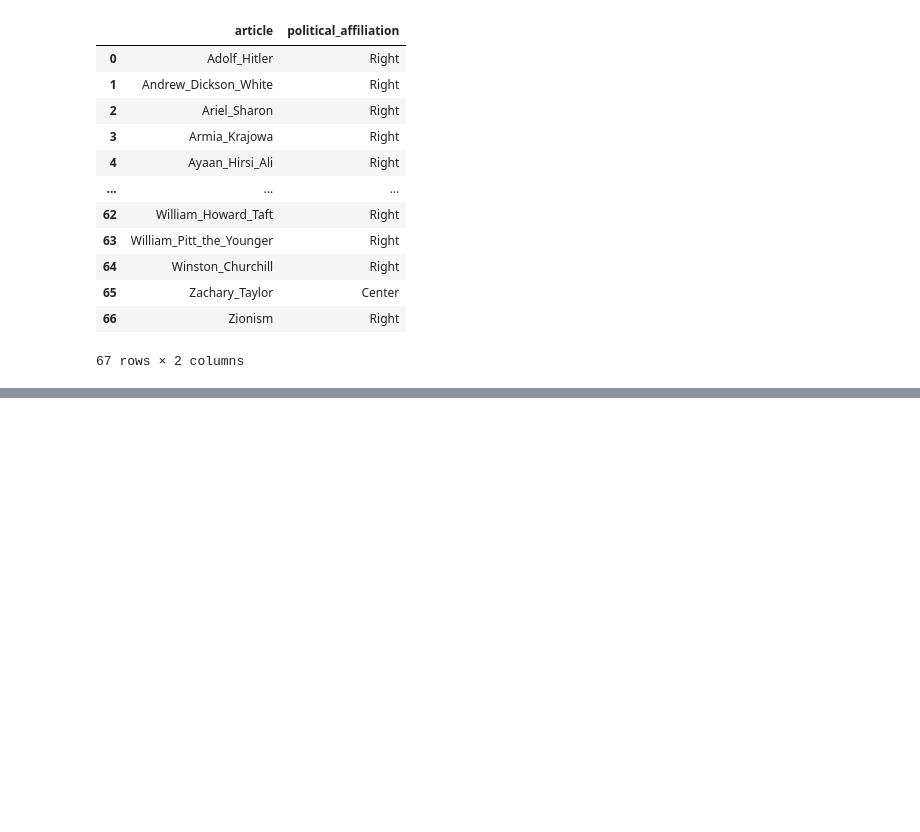
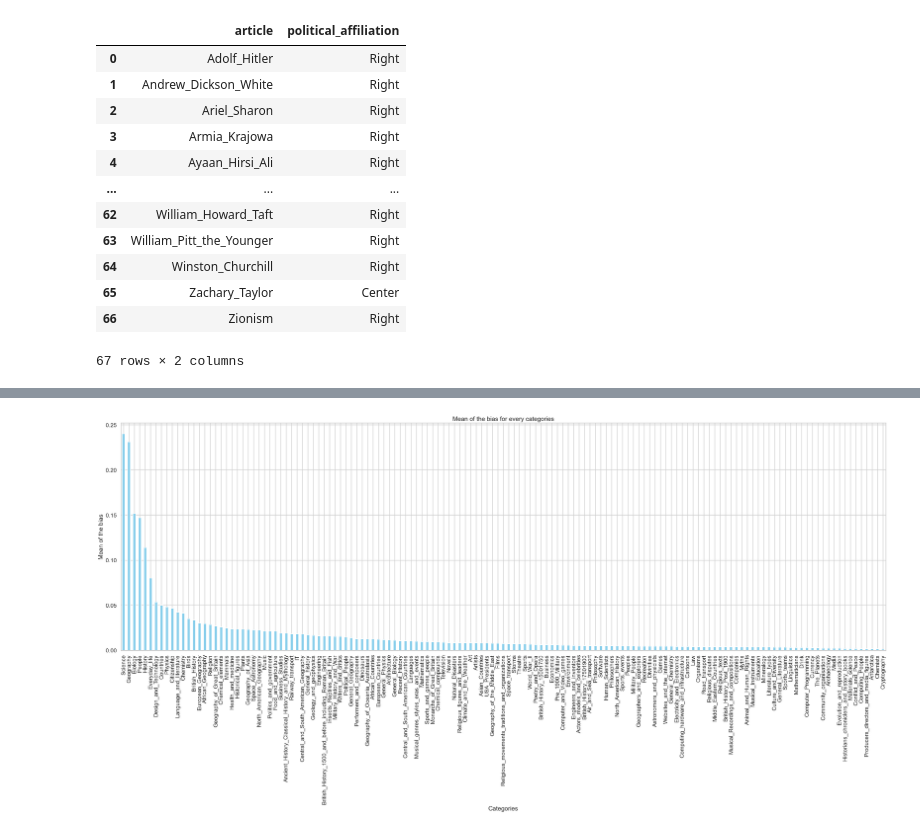
Before and after one commit to epfl-ada/ada-2023-project-miaoumiaou, a Jupyter notebook: Visualisation_wiki.ipynb, the cells around one changed output, grey strips where cells are left out. Cells and saved outputs as stored; diff of their text form; code cells hidden in the pictures; blank space fills up the shorter version.

```diff
--- a/Visualisation_wiki.ipynb
+++ b/Visualisation_wiki.ipynb
@@ -469,0 +483,4 @@ plt.show()
+# %%
+#categories.head()
+df_categories = categories
+df_categories.head(20)
@@ -469,0 +505,14 @@ plt.show()
+# %%
+import pandas as pd
+
+# Supprimer 'subject.' et créer un encodage one-hot pour les catégories
+df_categories['categories'] = df_categories['categories'].str.replace('subject.', '')
+encoded_categories = df_categories['categories'].str.get_dummies(sep='.')
+
+# Concaténer l'encodage one-hot avec la colonne 'article'
+categories_encoded = pd.concat([df_categories['article'], encoded_categories], axis=1)
+
+# Combinaison des lignes en une seule ligne par article en additionnant les valeurs
+categories_combined = categories_encoded.groupby('article').max().reset_index()
+
+categories_combined.head()
@@ -469,0 +537,5 @@ plt.show()
+# %%
+# now i'm merging the categories_combined df with the political bias df
+
+all_articles_with_bias_and_categories = pd.merge(categories_combined, bias, left_on = 'article', right_on = 'title', how = 'left')
+all_articles_with_bias_and_categories = all_articles_with_bias_and_categories.drop('title', axis = 1)
@@ -469,0 +562,11 @@ plt.show()
+# %%
+categories = all_articles_with_bias_and_categories.drop(['article', 'Bias'], axis=1)
+
+categories.mean().sort_values(ascending=False).plot(kind='bar', figsize=(40, 12), color='skyblue')
+plt.title('Mean of the bias for every categories')
+plt.xlabel('Categories')
+plt.ylabel('Mean of the bias')
+plt.xticks(rotation=90)
+plt.show()
+# %% [output]
+[figure, added]
```
Also changed, not shown: parts of 16 cells of this notebook.
